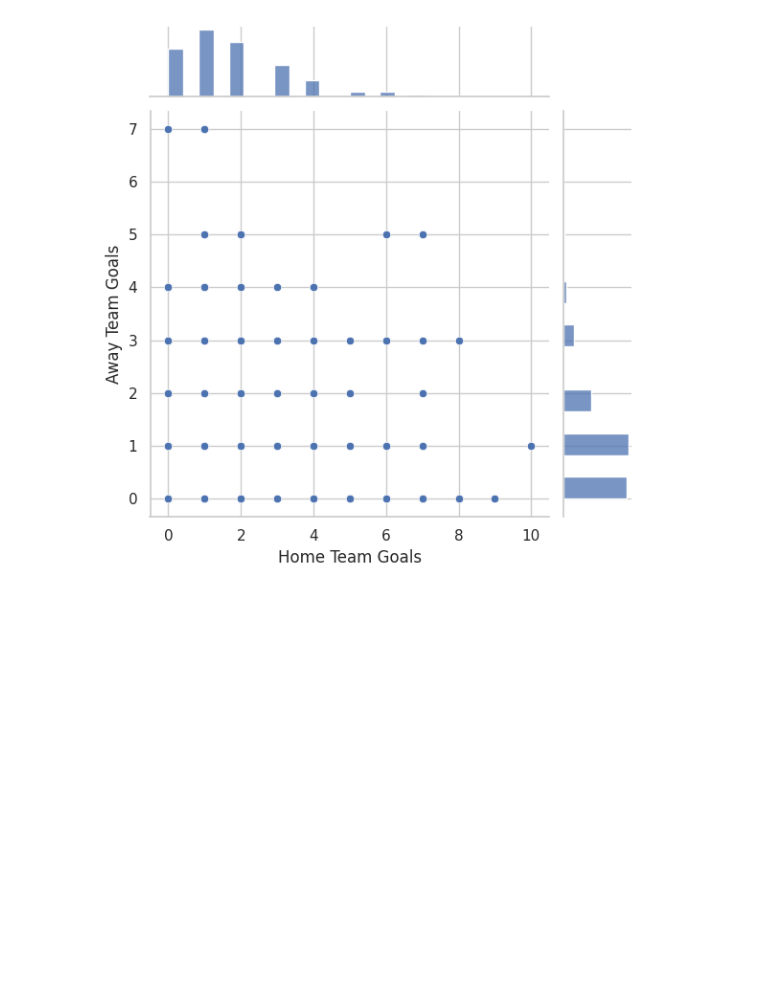
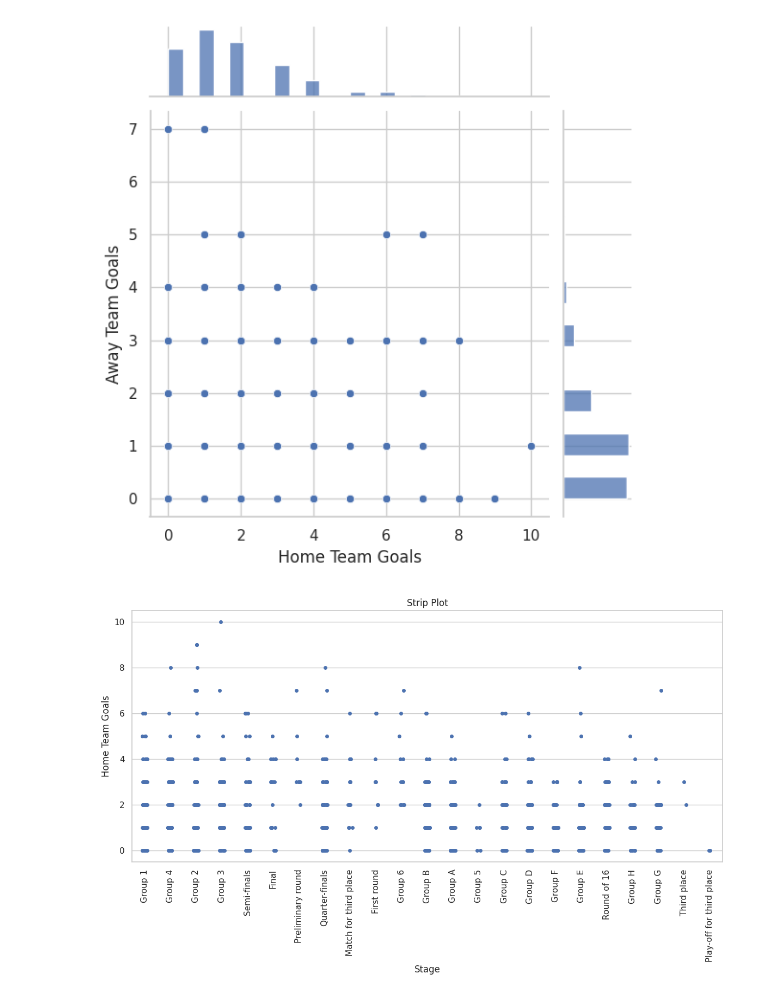
Before and after one commit to Shrajal-sahu-18/Data_Visulization, a Jupyter notebook: Practice.ipynb, the cells around one changed output. Saved outputs shown, nothing was run; the diff lists cells and outputs as text; code cells hidden in the pictures; blank space fills up the shorter version.

```diff
--- a/Practice.ipynb
+++ b/Practice.ipynb
@@ -196,3 +196,17 @@ sns.jointplot(
 plt.show()
 # %% [output]
 [figure]
+# %%
+plt.figure(figsize=(14,6))
+
+sns.stripplot(
+    x='Stage',
+    y='Home Team Goals',
+    data=df
+)
+
+plt.xticks(rotation=90)
+plt.title("Strip Plot")
+plt.show()
+# %% [output]
+[figure, added]
```
Also changed, not shown: parts of 1 cell of this notebook.
